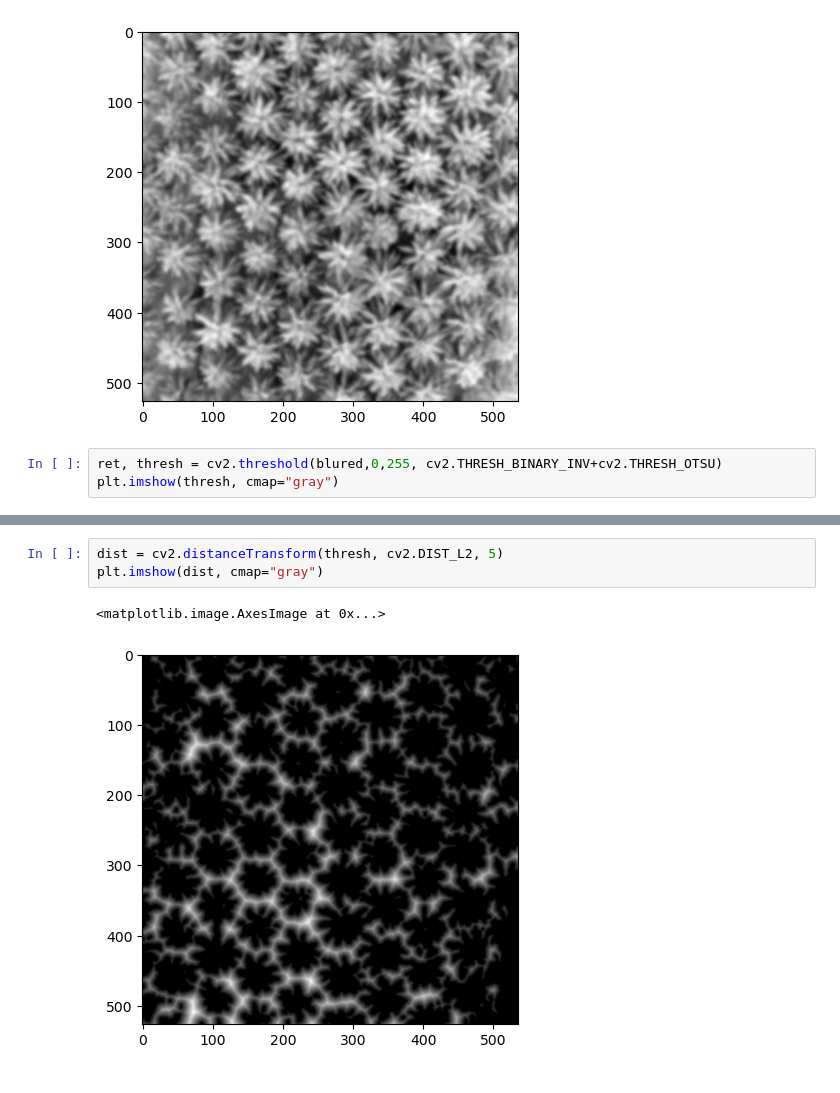
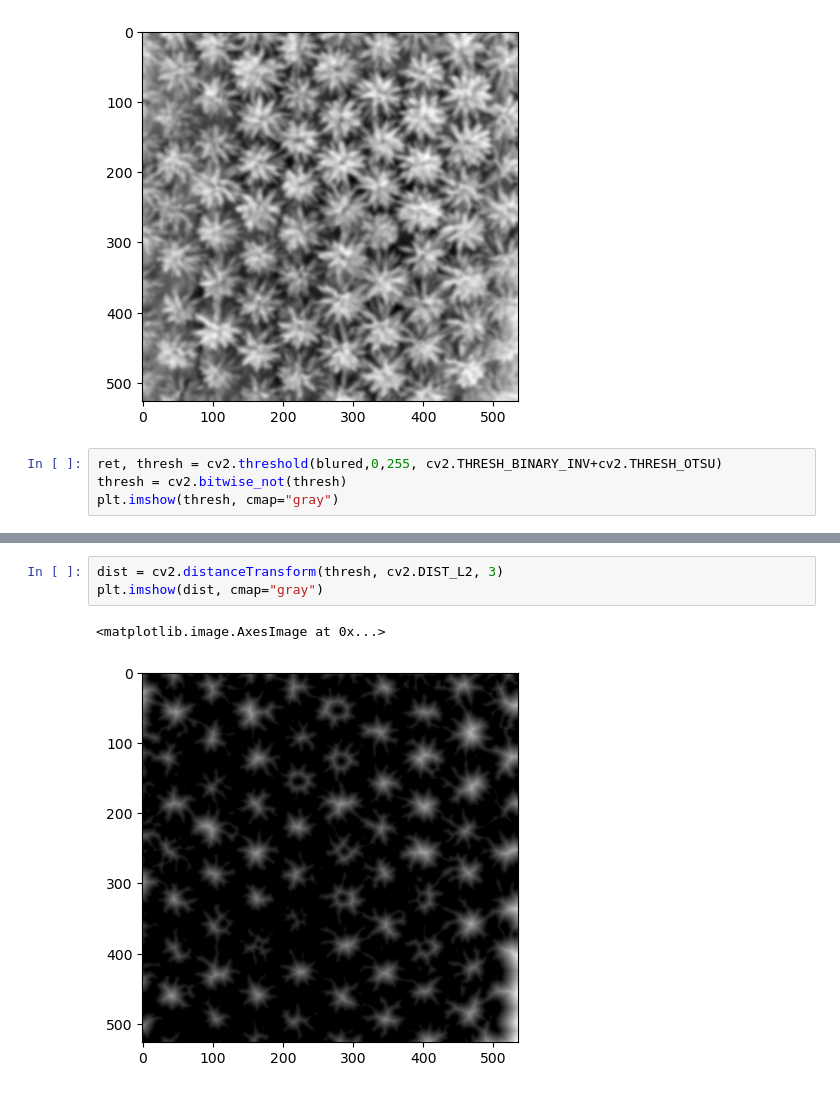
Before and after one commit to nikita-III/IP-tasks, a Jupyter notebook: project-4.ipynb, the cells around one changed output, grey strips where cells are left out. Cells and saved outputs as stored; diff of their text form.

```diff
--- a/project-4.ipynb
+++ b/project-4.ipynb
@@ -139,6 +139,7 @@ plt.imshow(blured, cmap="gray")
 [figure]
 # %%
 ret, thresh = cv2.threshold(blured,0,255, cv2.THRESH_BINARY_INV+cv2.THRESH_OTSU)
+thresh = cv2.bitwise_not(thresh)
 plt.imshow(thresh, cmap="gray")
 # %% [output]
 <matplotlib.image.AxesImage at 0x...>
@@ -146,7 +147,7 @@ plt.imshow(thresh, cmap="gray")
 # %%
-dist = cv2.distanceTransform(thresh, cv2.DIST_L2, 5)
+dist = cv2.distanceTransform(thresh, cv2.DIST_L2, 3)
 plt.imshow(dist, cmap="gray")
 # %% [output]
 <matplotlib.image.AxesImage at 0x...>
-[figure, old version]
+[figure, new version]
 # %%
```
Also changed, not shown: parts of 5 cells of this notebook.
